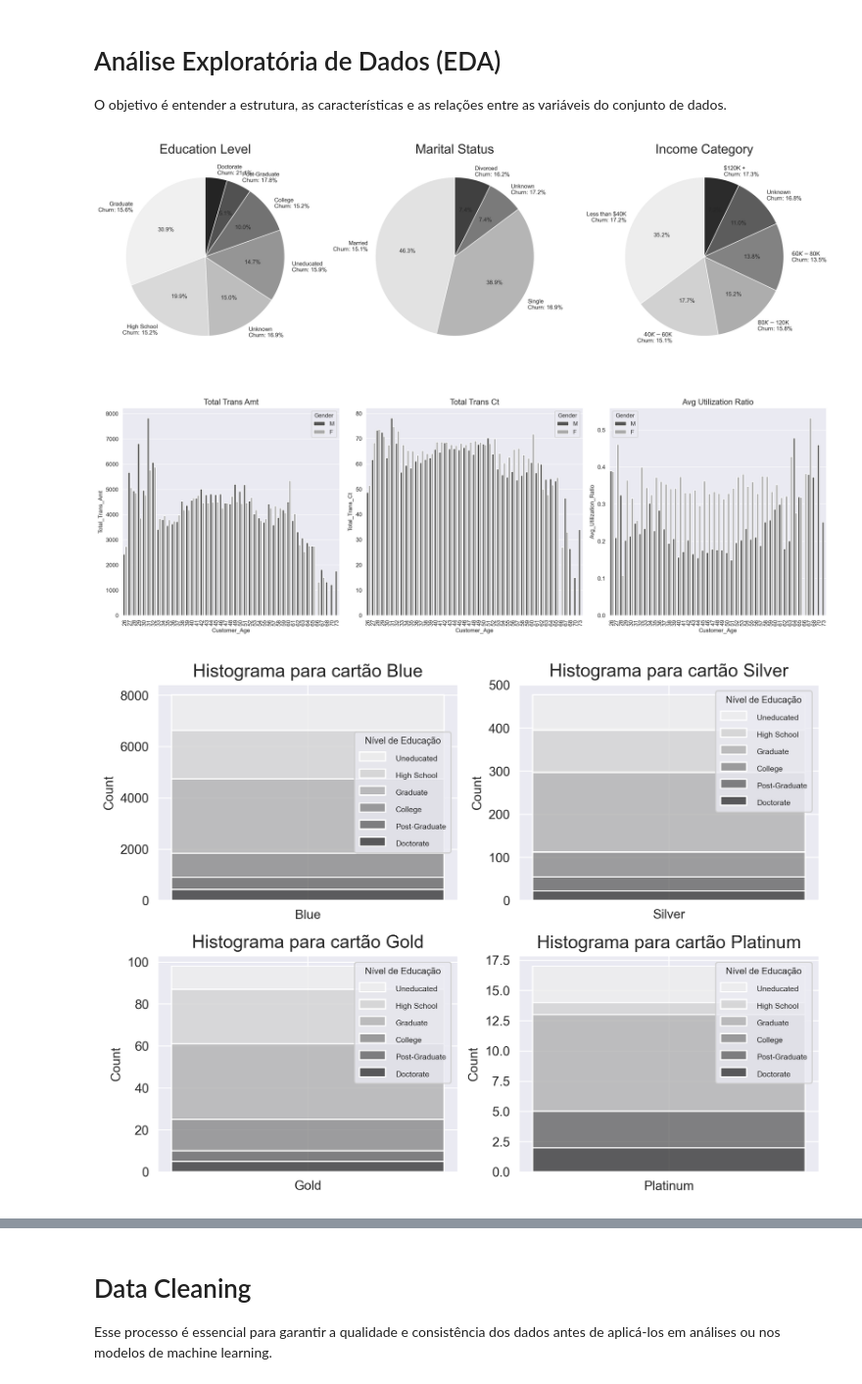
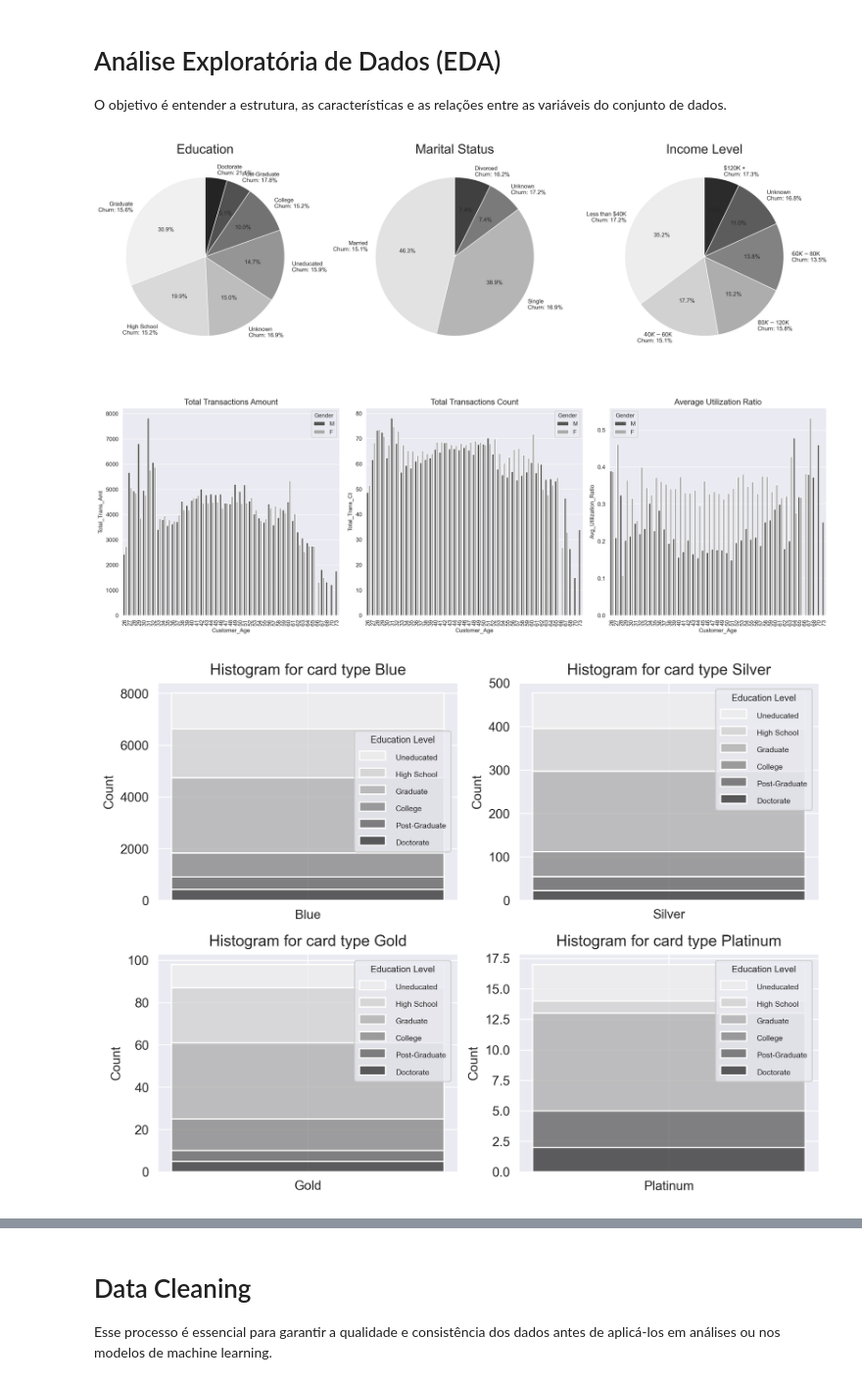
Before and after one commit to Ang3k/Exploracao-Preditiva-de-Dados-para-Churn-de-Clientes-Bancarios-com-Machine-Learning, a Jupyter notebook: Project_Prototype.ipynb, the cells around one changed output, grey strips where cells are left out. Shown at 98% size. Drawn from its saved outputs; the diff is of its cells as text; code cells hidden in the pictures.

```diff
--- a/Project_Prototype.ipynb
+++ b/Project_Prototype.ipynb
@@ -68,13 +82,13 @@ for idx, col in enumerate(colunas_contagem):
     axs[idx].pie(counts, labels=labels, autopct='%1.1f%%', startangle=90,
                  colors=sns.color_palette("Greys", n_colors=len(counts)),
                  textprops={'fontsize': 10})
-    axs[idx].set_title(f'{col.replace("_", " ").title()}', y = 0.925, fontsize = 22.5)
+    axs[idx].set_title(f'{tranformador_titulo(col)}', y = 0.925, fontsize = 22.5)
     axs[idx].axis('equal')
 
 plt.tight_layout()
 plt.show()
 # %% [output]
-[figure, old version]
+[figure, new version]
 # %%
 # Estabelecendo colunas de interesse
 colunas_transferencia = ['Total_Trans_Amt','Total_Trans_Ct','Avg_Utilization_Ratio']
@@ -85,13 +99,13 @@ paletta_customizada = {"M": "#555555", "F": "#aaaaaa"}
 fig, axs = plt.subplots(1, 3, figsize=(18, 6), dpi=200)
 for idx, col in enumerate(colunas_transferencia):
     sns.barplot(df, x="Customer_Age", y=col, hue="Gender", palette=paletta_customizada, ax=axs[idx], ci=None)
-    axs[idx].set_title(f'{col.replace("_", " ")}', fontsize=14)
+    axs[idx].set_title(f'{tranformador_titulo(col)}', fontsize=14)
     axs[idx].tick_params(axis='x', rotation=90)
 
 plt.tight_layout()
 plt.show()
 # %% [output]
-[figure, old version]
+[figure, new version]
 # %%
 # Lista com os tipos de cartão à serem analisados
 card_tipos = ["Blue", "Silver", "Gold", "Platinum"]
@@ -102,33 +116,33 @@ axs = axs.flatten()
 paletta_customizada = {
     "High School": "#999999",
     "Graduate": "#666666",
     "Uneducated": "#333333",
     "College": "#000000",
     "Post-Graduate": "#cccccc",
     "Doctorate": "#444444"
 }
 
 # Definindo a ordem nas legendas para o HUE
 education_order = ["Uneducated","High School","Graduate","College","Post-Graduate","Doctorate"]
 
 for idx, elem in enumerate(card_tipos):
     # Filtrando para excluir casos em que o Education_Level é "Unknown" e garantindo a análise de um único elemento por vez
     df_filter = df[(df["Card_Category"] == elem) & (df["Education_Level"] != "Unknown")]
 
     sns.histplot(df_filter, x='Card_Category', hue="Education_Level",
                  palette="Greys", ax=axs[idx], multiple="stack",
                  hue_order = education_order)
 
     legend = axs[idx].get_legend()
     if legend:
-        legend.set_title('Nível de Educação')
+        legend.set_title('Education Level')
         plt.setp(legend.get_texts(), fontsize='6')
         plt.setp(legend.get_title(), fontsize='7')
 
-    axs[idx].set_title(f'Histograma para cartão {elem}', fontsize=14)
+    axs[idx].set_title(f'Histogram for card type {elem}', fontsize=12)
     axs[idx].set_xlabel('')
 
 plt.tight_layout()
 plt.show()
 # %% [output]
-[figure, old version]
+[figure, new version]
```
Also changed, not shown: parts of 5 cells of this notebook, 1 other file.
